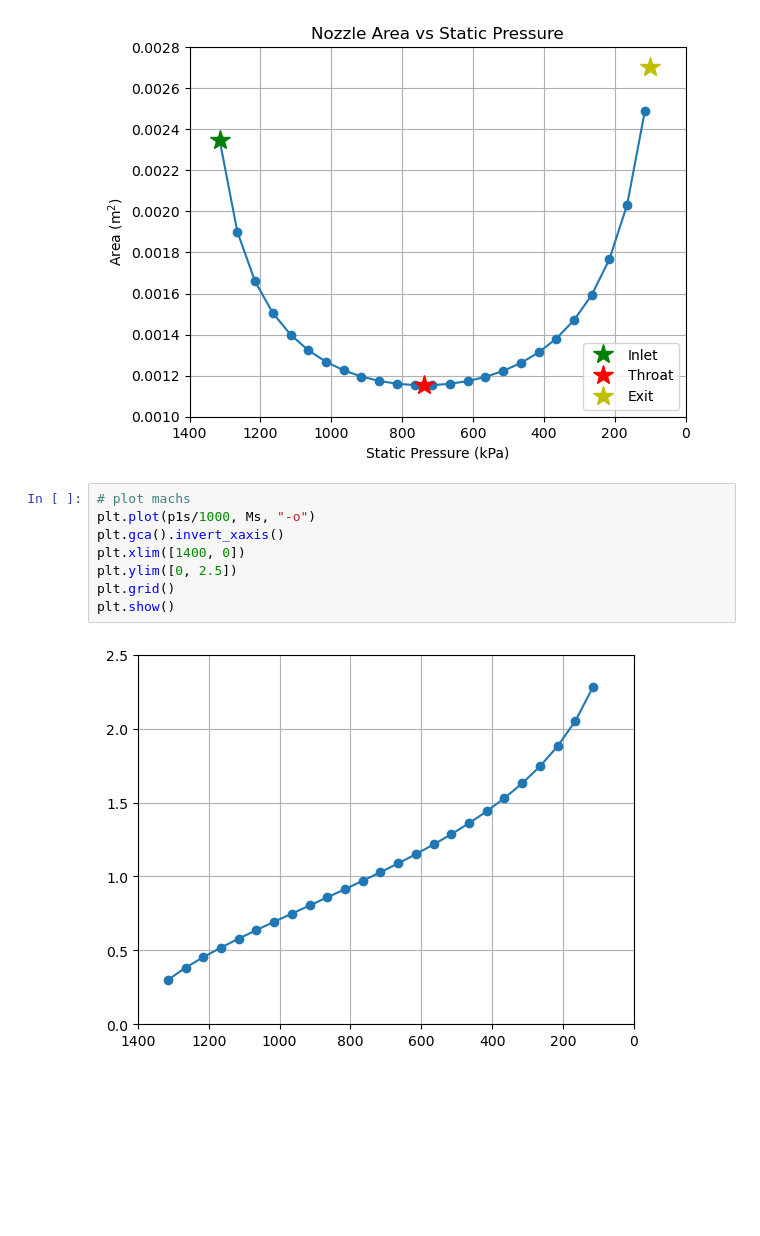
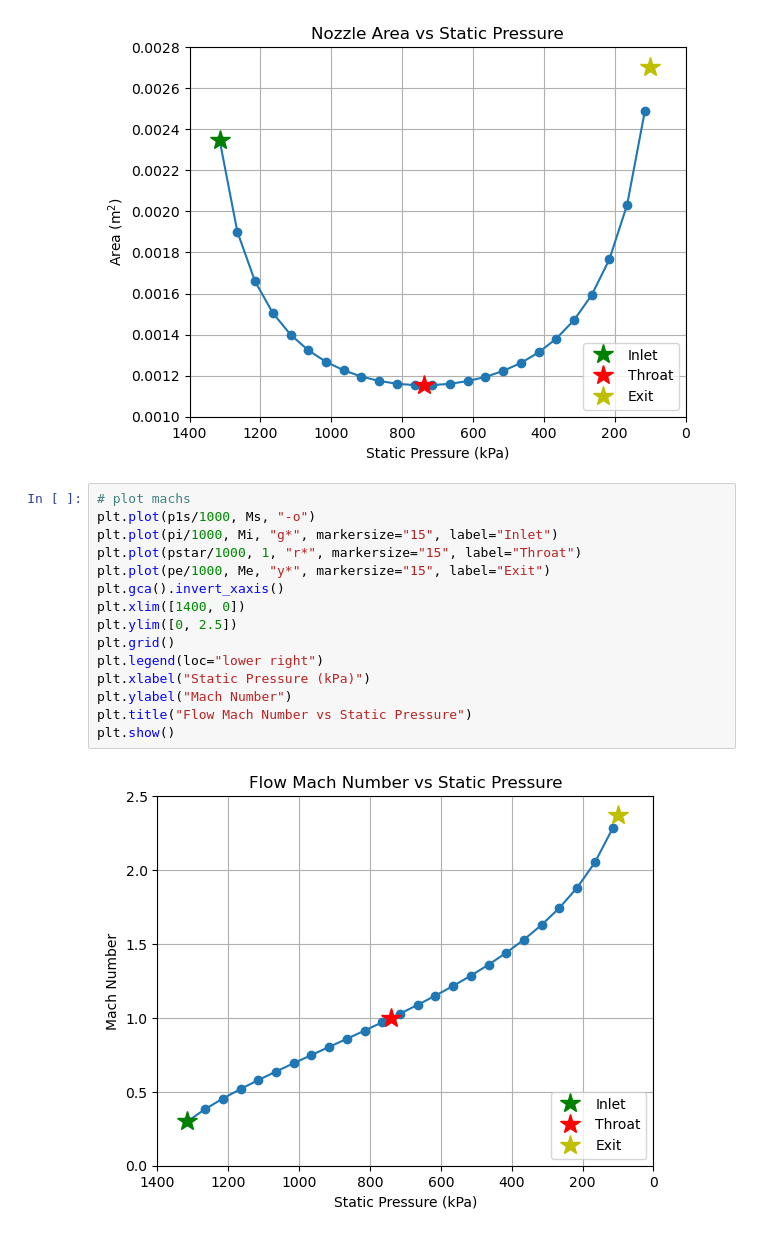
Before and after one commit to sladesladeslade/SchoolStuff, a Jupyter notebook: gasDynamics/Exam 2/brooks_exam2_p3.ipynb, the cells around one changed output. Cells and saved outputs as stored; diff of their text form; blank space fills up the shorter version.

Commit message:
other plot

```diff
--- a/gasDynamics/Exam 2/brooks_exam2_p3.ipynb
+++ b/gasDynamics/Exam 2/brooks_exam2_p3.ipynb
@@ -61,10 +61,17 @@ plt.show()
 # %%
 # plot machs
 plt.plot(p1s/1000, Ms, "-o")
+plt.plot(pi/1000, Mi, "g*", markersize="15", label="Inlet")
+plt.plot(pstar/1000, 1, "r*", markersize="15", label="Throat")
+plt.plot(pe/1000, Me, "y*", markersize="15", label="Exit")
 plt.gca().invert_xaxis()
 plt.xlim([1400, 0])
 plt.ylim([0, 2.5])
 plt.grid()
+plt.legend(loc="lower right")
+plt.xlabel("Static Pressure (kPa)")
+plt.ylabel("Mach Number")
+plt.title("Flow Mach Number vs Static Pressure")
 plt.show()
 # %% [output]
-[figure, old version]
+[figure, new version]
```
Also changed, not shown: 1 other file.
